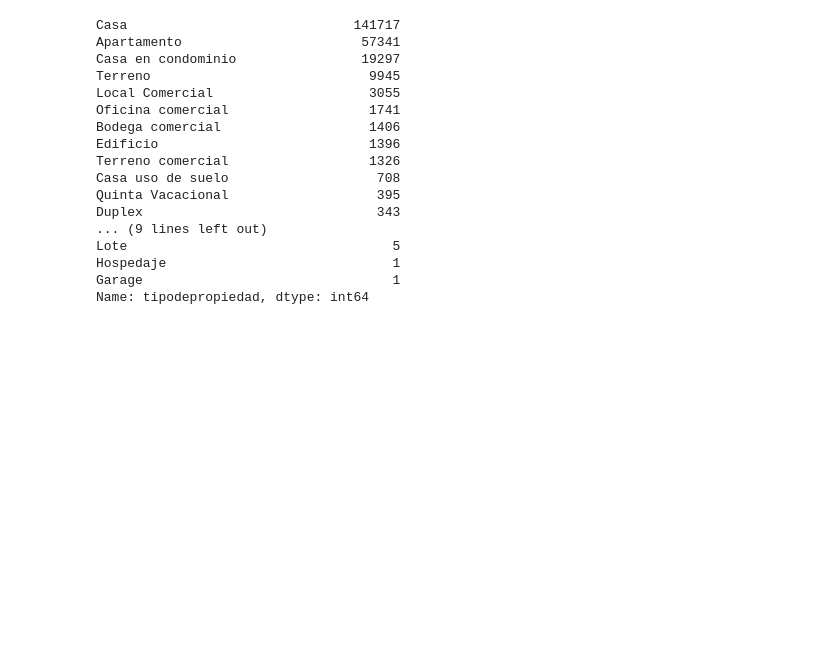
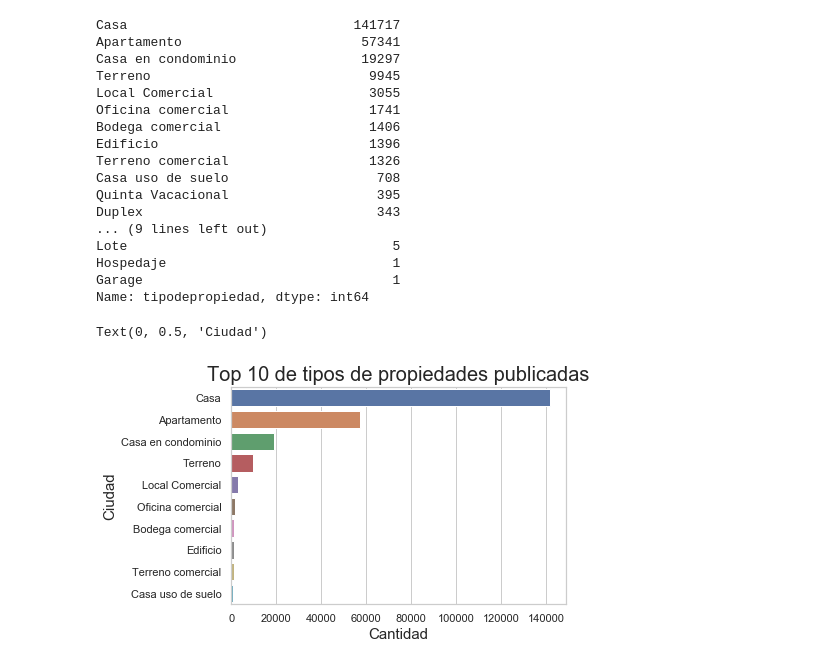
Before and after one commit to patopizzini/Organizacion_Datos_2C2019, a Jupyter notebook: TP1/TP1 JM.ipynb, the cells around one changed output. Drawn from its saved outputs; the diff is of its cells as text; code cells hidden in the pictures; blank space fills up the shorter version.

Commit message:
algunos graficos top 10, geograficos

```diff
--- a/TP1/TP1 JM.ipynb
+++ b/TP1/TP1 JM.ipynb
@@ -72,3 +72,12 @@ Lote                                  5
 Hospedaje                             1
 Garage                                1
 Name: tipodepropiedad, dtype: int64
+# %%
+tipo_grafico_data = tp1_data['tipodepropiedad'].value_counts()[:10]
+g = sns.barplot(x=tipo_grafico_data.values, y=tipo_grafico_data.index, orient='h')
+g.set_title(u"Top 10 de tipos de propiedades publicadas", fontsize=20)
+g.set_xlabel(u"Cantidad", fontsize=15)
+g.set_ylabel(u"Ciudad", fontsize=15)
+# %% [output]
+Text(0, 0.5, 'Ciudad')
+[figure, added]
```
Also changed, not shown: parts of 6 cells of this notebook.
